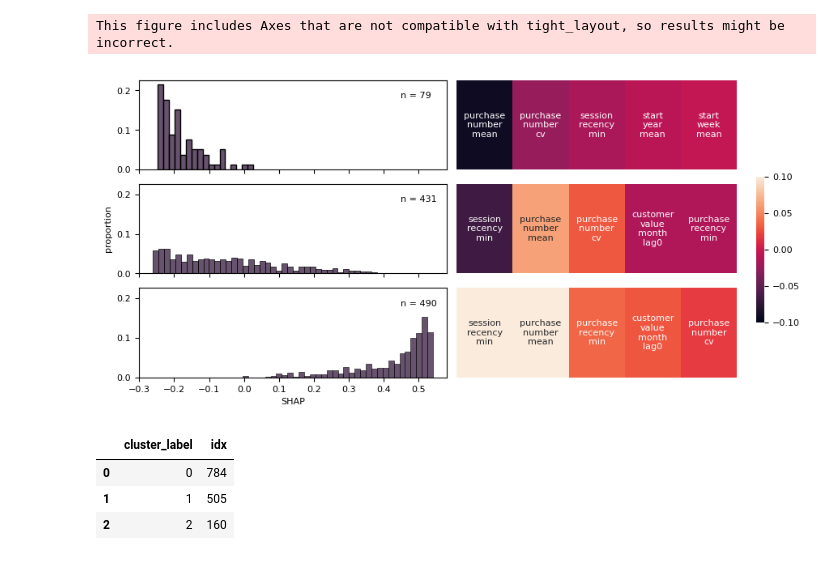
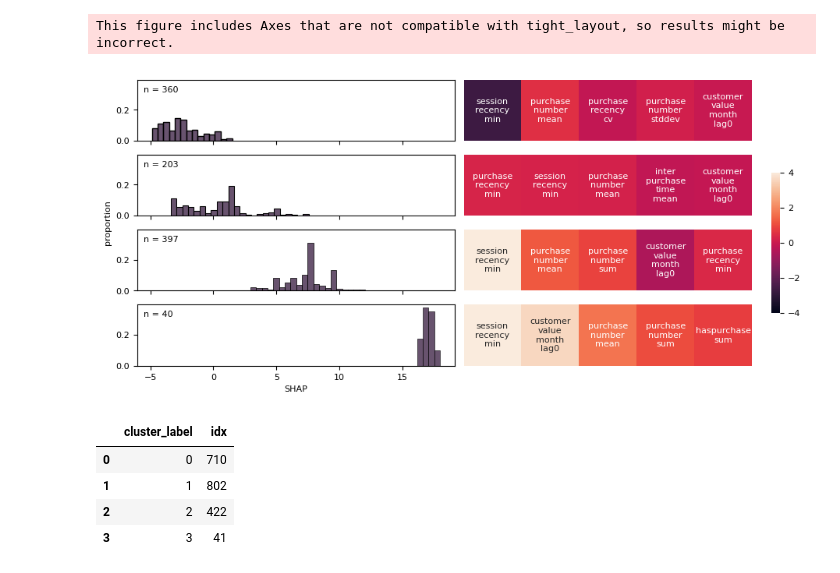
Before and after one commit to fridrichmrtn/churn-modeling, a Jupyter notebook: jupyters/07-model-understanding.ipynb, the cells around one changed output. Cells and saved outputs as stored; diff of their text form; code cells hidden in the pictures.

```diff
--- a/jupyters/07-model-understanding.ipynb
+++ b/jupyters/07-model-understanding.ipynb
@@ -214,10 +214,11 @@ cluster_scores
 %matplotlib inline
 
 def plot_clusters(shap_values, cluster_labels, max_features=5,
-    vex=(-1,1), lal="right",figsize=(7.5,4.5)):
+    vex=(-1,1), lal="right",figsize=(8,4.5)):
 
     n_clusters = len(set(cluster_labels))
     shap_total = np.sum(shap_values.values, axis=1)
+    binwith = (np.max(shap_total)-np.min(shap_total))/50
     df = pd.DataFrame(shap_values.values,
         columns=shap_values.feature_names)
 
@@ -234,7 +235,7 @@ def plot_clusters(shap_values, cluster_labels, max_features=5,
     la = subfigs[0].subplots(n_clusters, 1, sharey=True, sharex=True)
     for cluster in range(n_clusters):
         sns.histplot(x=shap_total[cluster_labels==cluster],
-            ax=la[cluster], binwidth=(np.max(shap_total)-np.min(shap_total))/50,
+            ax=la[cluster], binwidth=binwith,
             stat="proportion", color=sns.color_palette("rocket")[0], alpha=.75)
         la[cluster].set_ylabel("")
 
@@ -246,36 +247,36 @@ def plot_clusters(shap_values, cluster_labels, max_features=5,
     plt.ylabel("proportion");
     # add labels after axis adjustment
     mlal = 0.85
     if lal == "left":
         mlal = 0.02
     for cluster in range(n_clusters):
         xlims = la[cluster].get_xlim()
         ylims = la[cluster].get_ylim()
         la[cluster].text(x=xlims[0]+(xlims[1]-xlims[0])*mlal,
             y=ylims[0]+(ylims[1]-ylims[0])*0.8,
             s=f"n = {len(shap_total[cluster_labels==cluster])}")
     # right plot
     ra = subfigs[1].subplots(n_clusters, 1,)
     cbar_ax = subfigs[1].add_axes([1.05, .30, .03, .40])
     for cluster in range(n_clusters):
         cluster_data = df.loc[cluster_labels==cluster,:].mean()
         feature_order = cluster_data.abs().sort_values(ascending=False).head(max_features)
         plot_data = pd.DataFrame(cluster_data.loc[feature_order.index], columns=["shap"]).T
         sns.heatmap(plot_data, ax=ra[cluster],
             cbar=True, vmin=vex[0], vmax=vex[1], cbar_ax=cbar_ax,
             yticklabels="", xticklabels="",
             annot=np.array(["\n".join(c) for c in plot_data.columns.str.split("_")])\
                 .reshape(plot_data.shape),
             annot_kws={"rotation":0}, fmt="");
     f.tight_layout();
     plt.rcParams.update(plt.rcParamsDefault);
 
-clustering_fit = AgglomerativeClustering(n_clusters=3)
+clustering_fit = AgglomerativeClustering(n_clusters=4)
 cluster_labels = clustering_fit.fit_predict(shap_values.values)
-plot_clusters(shap_values, cluster_labels, vex=(-0.1,0.1), lal="right")
+plot_clusters(shap_values, cluster_labels, vex=(-4,4), lal="left")
 # %% [output]
 This figure includes Axes that are not compatible with tight_layout, so results might be incorrect.
-[figure, old version]
+[figure, new version]
 # %%
 from sklearn.metrics import pairwise_distances_argmin
 def get_cluster_centers(df):
@@ -296,9 +297,10 @@ cluster_centers.columns = ["cluster_label", "idx"]
 cluster_centers
 # %% [output]
 |  | cluster_label | idx |
-| 0 | 0 | 784 |
-| 1 | 1 | 505 |
-| 2 | 2 | 160 |
+| 0 | 0 | 710 |
+| 1 | 1 | 802 |
+| 2 | 2 | 422 |
+| 3 | 3 | 41 |
 # %%
 %matplotlib inline
 def plot_observation(shap_values, row, max_features=5,
```
Also changed, not shown: parts of 10 cells of this notebook, 2 other files.
